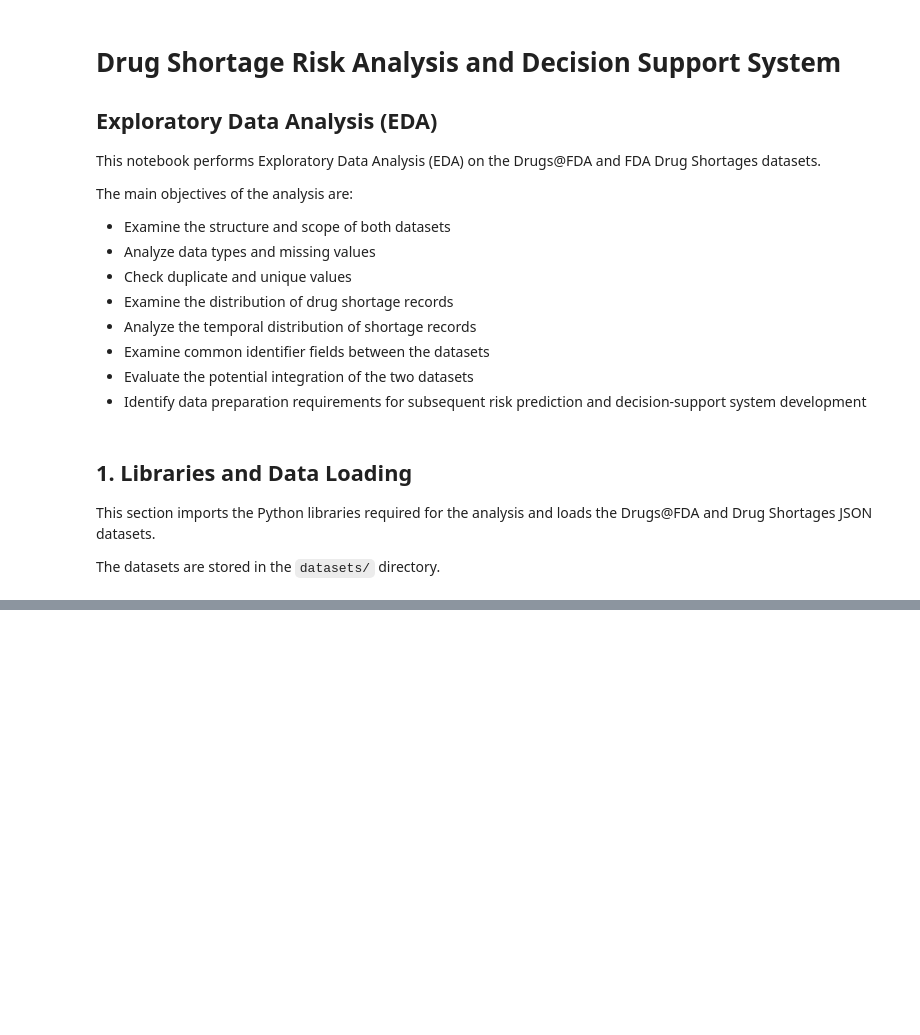
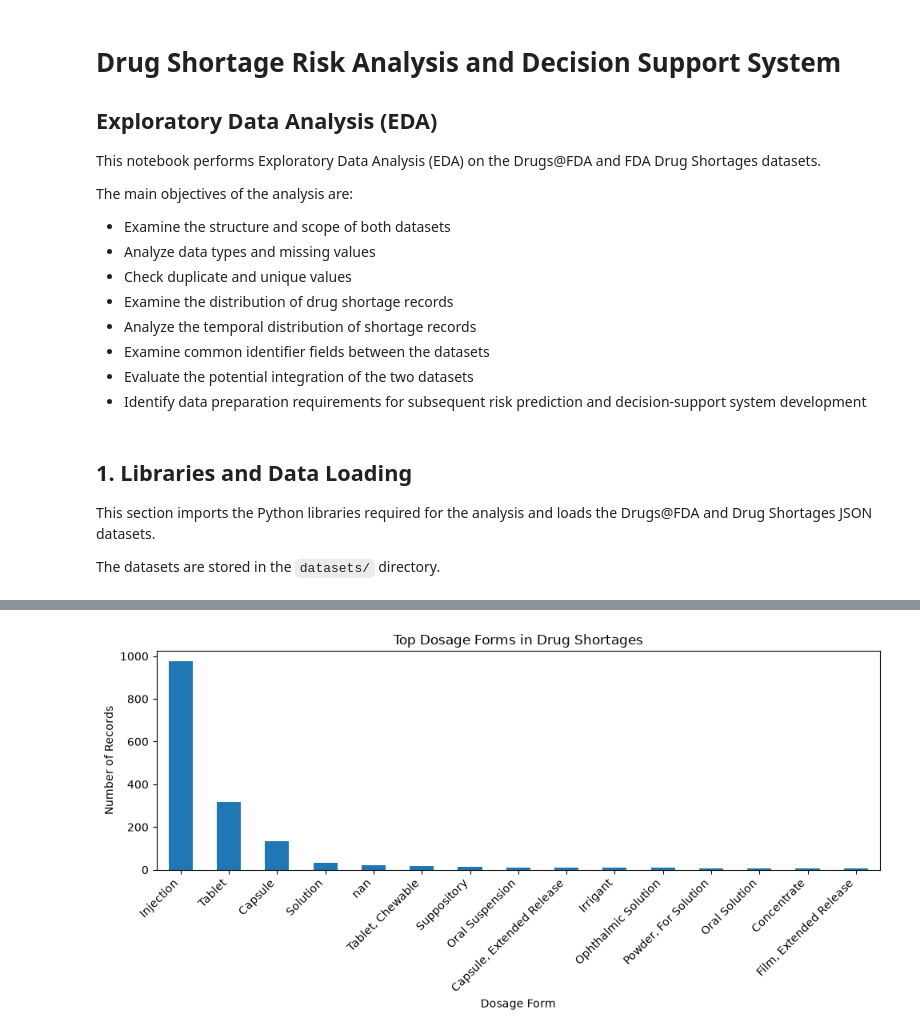
Before and after one commit to ulasamiyorumki/Drug-Shortage-Risk-Prediction-and-Decision-Support-System, a Jupyter notebook: Notebooks/eda.ipynb, the cells around one changed output, grey strips where cells are left out. Saved outputs shown, nothing was run; the diff lists cells and outputs as text; code cells hidden in the pictures; blank space fills up the shorter version.

```diff
--- a/Notebooks/eda.ipynb
+++ b/Notebooks/eda.ipynb
@@ -47,0 +389,7 @@ shortages_df = pd.json_normalize(shortages)
+# %%
+dosage_counts = (
+    shortages_df["dosage_form"]
+    .value_counts(dropna=False)
+)
+
+print(dosage_counts.head(20))
@@ -47,0 +414,14 @@ shortages_df = pd.json_normalize(shortages)
+# %%
+dosage_counts.head(15).plot(
+    kind="bar",
+    figsize=(10, 5)
+)
+
+plt.title("Top Dosage Forms in Drug Shortages")
+plt.xlabel("Dosage Form")
+plt.ylabel("Number of Records")
+plt.xticks(rotation=45, ha="right")
+plt.tight_layout()
+plt.show()
+# %% [output]
+[figure, added]
```
Also changed, not shown: parts of 50 cells of this notebook.
